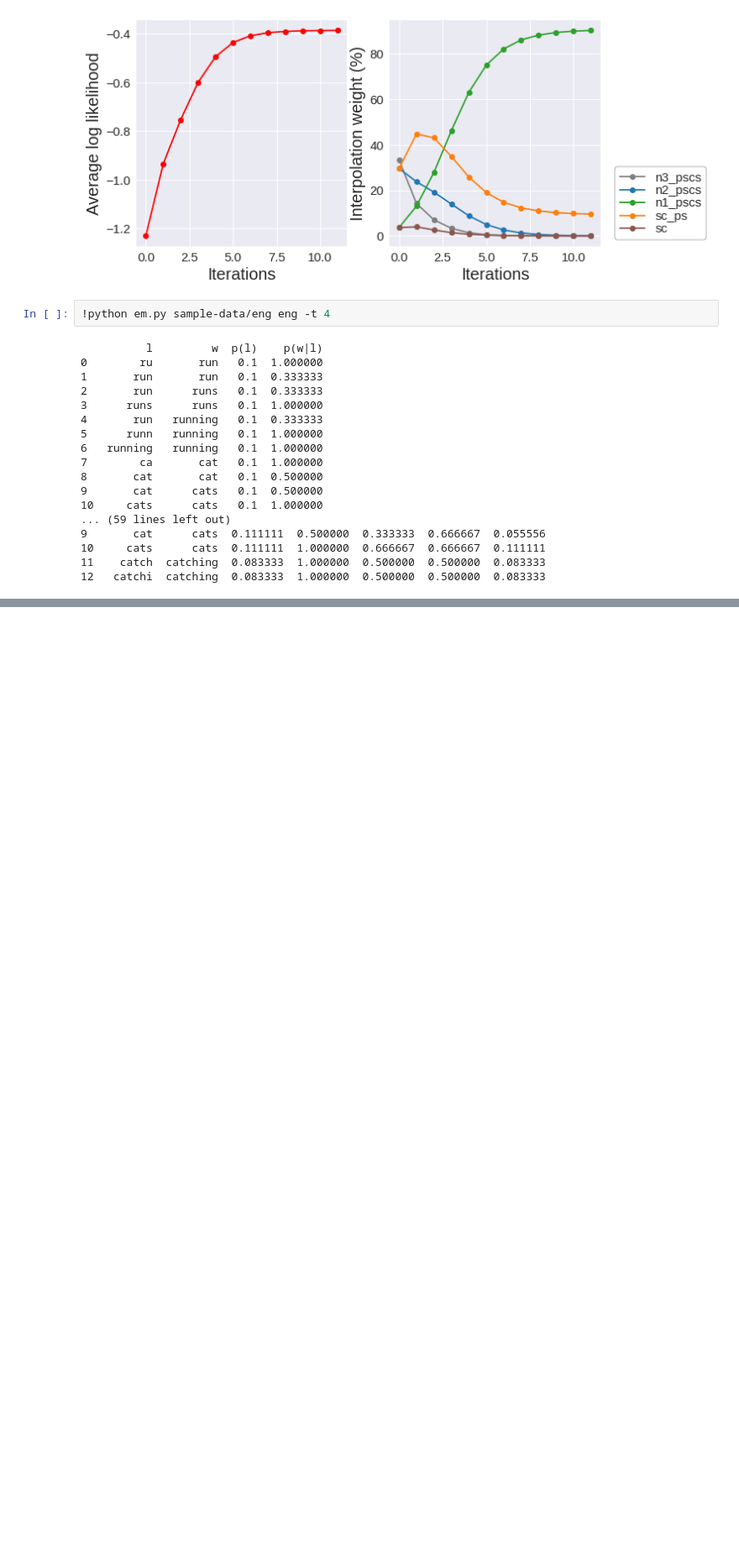
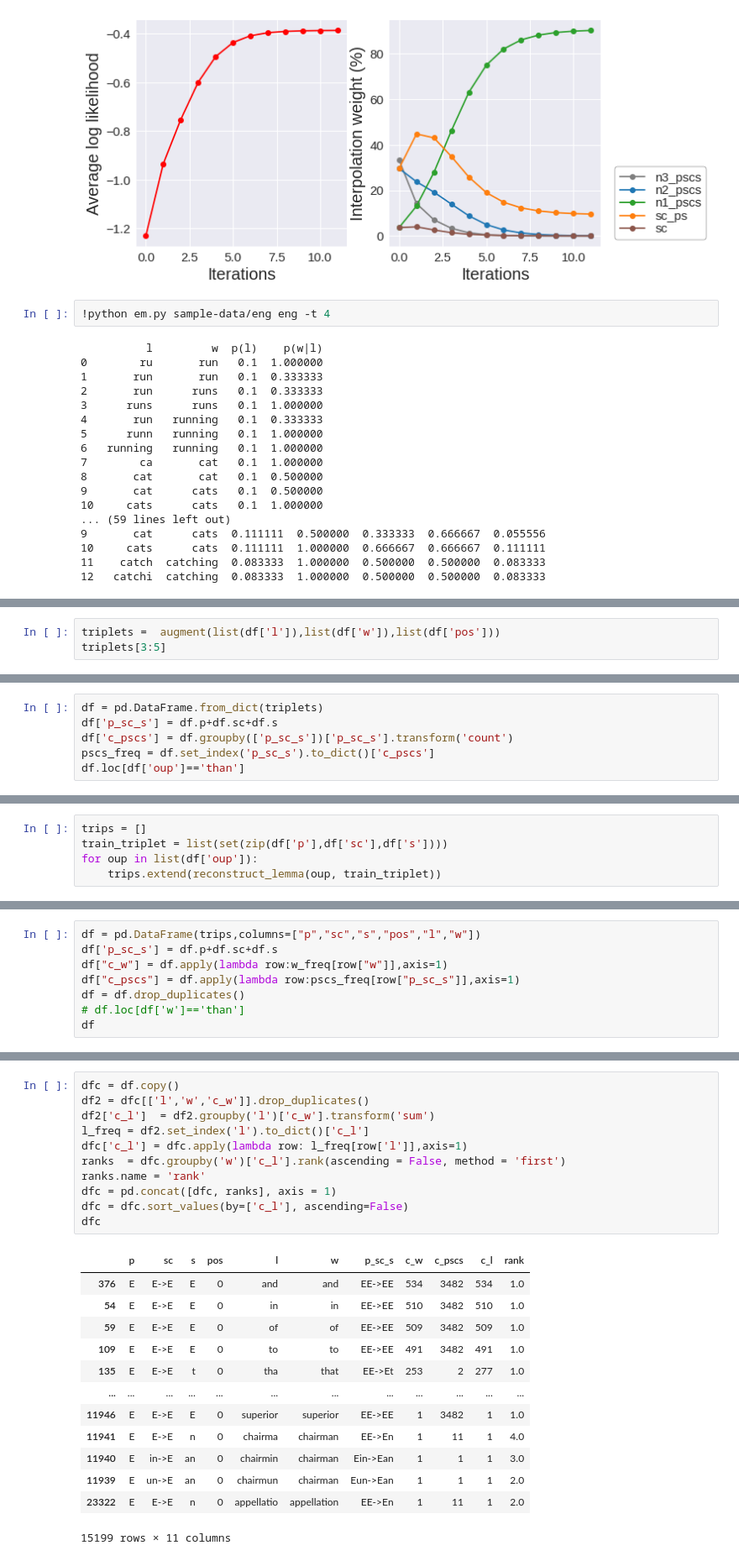
Before and after one commit to faisal-iut/minimal-morpho-inflection, a Jupyter notebook: notebook.ipynb, the cells around one changed output, grey strips where cells are left out. Shown at 84% size. Drawn from its saved outputs; the diff is of its cells as text; blank space fills up the shorter version.

```diff
--- a/notebook.ipynb
+++ b/notebook.ipynb
@@ -225,0 +278,3 @@ plot_utils.plot_em_iteration(avg_ll)
+# %%
+triplets =  augment(list(df['l']),list(df['w']),list(df['pos']))
+triplets[3:5]
@@ -225,0 +294,6 @@ plot_utils.plot_em_iteration(avg_ll)
+# %%
+df = pd.DataFrame.from_dict(triplets)
+df['p_sc_s'] = df.p+df.sc+df.s
+df['c_pscs'] = df.groupby(['p_sc_s'])['p_sc_s'].transform('count')
+pscs_freq = df.set_index('p_sc_s').to_dict()['c_pscs']
+df.loc[df['oup']=='than']
@@ -225,0 +304,5 @@ plot_utils.plot_em_iteration(avg_ll)
+# %%
+trips = []
+train_triplet = list(set(zip(df['p'],df['sc'],df['s'])))
+for oup in list(df['oup']):
+    trips.extend(reconstruct_lemma(oup, train_triplet))
@@ -225,0 +317,8 @@ plot_utils.plot_em_iteration(avg_ll)
+# %%
+df = pd.DataFrame(trips,columns=["p","sc","s","pos","l","w"])
+df['p_sc_s'] = df.p+df.sc+df.s
+df["c_w"] = df.apply(lambda row:w_freq[row["w"]],axis=1)
+df["c_pscs"] = df.apply(lambda row:pscs_freq[row["p_sc_s"]],axis=1)
+df = df.drop_duplicates()
+# df.loc[df['w']=='than']
+df
@@ -225,0 +339,25 @@ plot_utils.plot_em_iteration(avg_ll)
+# %%
+dfc = df.copy()
+df2 = dfc[['l','w','c_w']].drop_duplicates()
+df2['c_l']  = df2.groupby('l')['c_w'].transform('sum')
+l_freq = df2.set_index('l').to_dict()['c_l']
+dfc['c_l'] = dfc.apply(lambda row: l_freq[row['l']],axis=1)
+ranks  = dfc.groupby('w')['c_l'].rank(ascending = False, method = 'first')
+ranks.name = 'rank'
+dfc = pd.concat([dfc, ranks], axis = 1)
+dfc = dfc.sort_values(by=['c_l'], ascending=False)
+dfc
+# %% [output]
+|  | p | sc | s | pos | l | w | p_sc_s | c_w | c_pscs | c_l | rank |
+| 376 | Ε | Ε->Ε | Ε | 0 | and | and | ΕΕ->ΕΕ | 534 | 3482 | 534 | 1.0 |
+| 54 | Ε | Ε->Ε | Ε | 0 | in | in | ΕΕ->ΕΕ | 510 | 3482 | 510 | 1.0 |
+| 59 | Ε | Ε->Ε | Ε | 0 | of | of | ΕΕ->ΕΕ | 509 | 3482 | 509 | 1.0 |
+| 109 | Ε | Ε->Ε | Ε | 0 | to | to | ΕΕ->ΕΕ | 491 | 3482 | 491 | 1.0 |
+| 135 | Ε | Ε->Ε | t | 0 | tha | that | ΕΕ->Εt | 253 | 2 | 277 | 1.0 |
+| ... | ... | ... | ... | ... | ... | ... | ... | ... | ... | ... | ... |
+| 11946 | Ε | Ε->Ε | Ε | 0 | superior | superior | ΕΕ->ΕΕ | 1 | 3482 | 1 | 1.0 |
+| 11941 | Ε | Ε->Ε | n | 0 | chairma | chairman | ΕΕ->Εn | 1 | 11 | 1 | 4.0 |
+| 11940 | Ε | in->Ε | an | 0 | chairmin | chairman | Εin->Εan | 1 | 1 | 1 | 3.0 |
+| 11939 | Ε | un->Ε | an | 0 | chairmun | chairman | Εun->Εan | 1 | 1 | 1 | 2.0 |
+| 23322 | Ε | Ε->Ε | n | 0 | appellatio | appellation | ΕΕ->Εn | 1 | 11 | 1 | 2.0 |
+15199 rows × 11 columns
```
Also changed, not shown: parts of 22 cells of this notebook, 4 other files.
